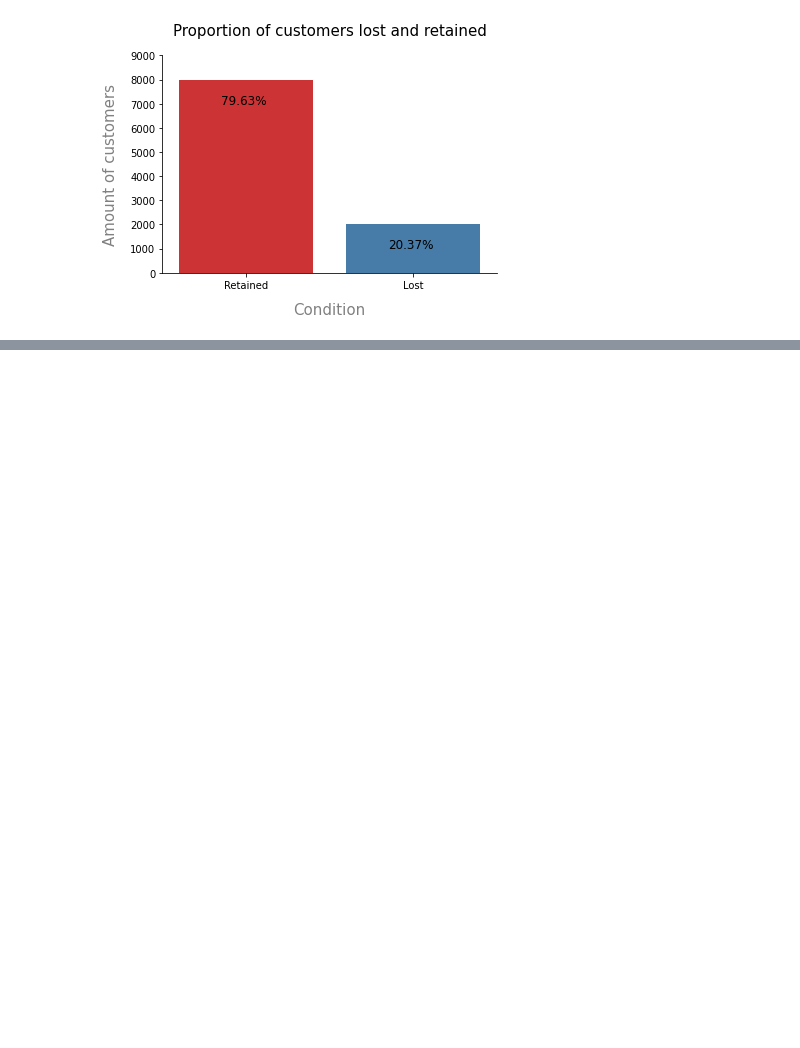
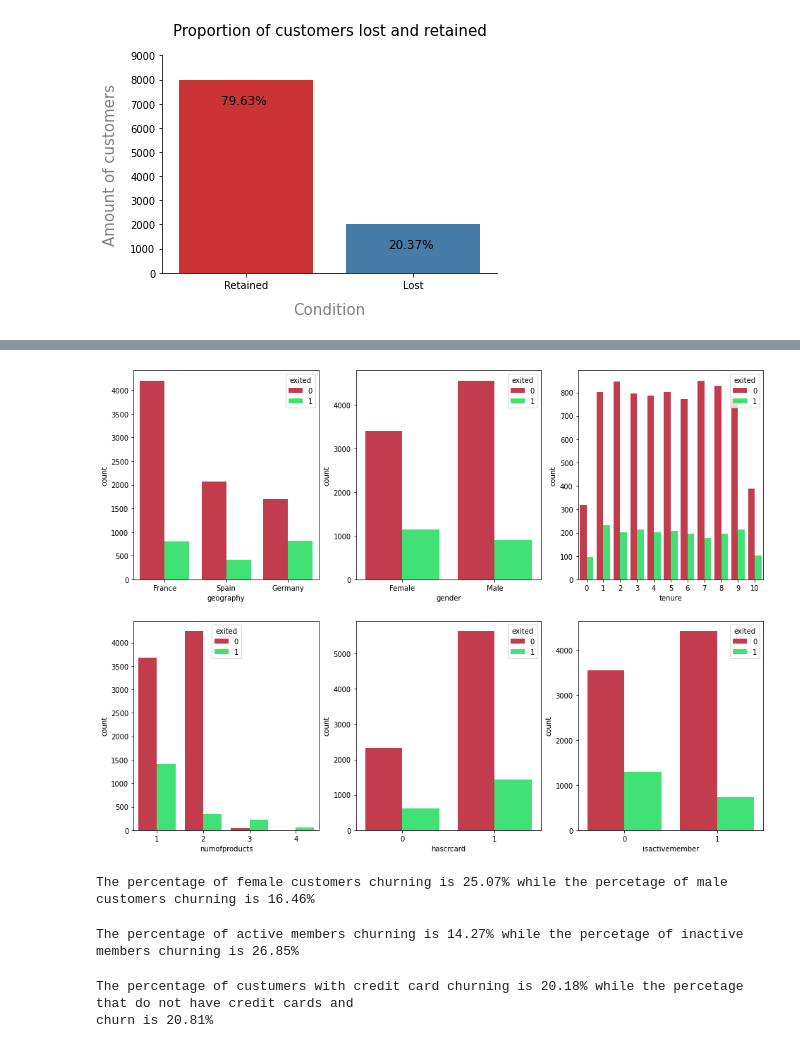
Before and after one commit to MattithyahuData/P2-Bank-churn-prediction, a Jupyter notebook: Code/P2 Code.ipynb, the cells around one changed output, grey strips where cells are left out. Saved outputs shown, nothing was run; the diff lists cells and outputs as text; code cells hidden in the pictures; blank space fills up the shorter version.

```diff
--- a/Code/P2 Code.ipynb
+++ b/Code/P2 Code.ipynb
@@ -239,0 +157,38 @@ df_plot
+# %%
+#Putting all the above results in a single visualization
+
+fig_data=['geography', 'gender', 'tenure','numofproducts', 'hascrcard','isactivemember']
+q=1
+plt.figure(figsize=(16,12))
+# Plot a grid with count plots of all categorical variables
+for j in fig_data:
+    plt.subplot(2,3,q)
+    ax=sns.countplot(data[j],hue=data.exited, palette=['#D7263D','#27FB6B'])
+    plt.xlabel(j)
+    q+=1
+plt.show()
+# %% [output]
+[figure, added]
+# %%
+female_churn = round(data[(data['exited'] == 1) & (data['gender'] == 'Female')]['exited'].count() / data[data['gender'] == 'Female']['exited'].count()*100, 2)
+male_churn = round(data[(data['exited'] == 1) & (data['gender'] == 'Male')]['exited'].count() / data[data['gender'] == 'Male']['exited'].count() * 100, 2)
+
+print(f"The percentage of female customers churning is {female_churn}% while the percetage of male customers churning is {male_churn}%")
+# %% [output]
+The percentage of female customers churning is 25.07% while the percetage of male customers churning is 16.46%
+# %%
+active_churn = round(data[(data['exited'] == 1) & (data['isactivemember'] == 1)]['exited'].count() / data[data['isactivemember'] == 1]['exited'].count()*100, 2)
+inactive_churn = round(data[(data['exited'] == 1) & (data['isactivemember'] == 0)]['exited'].count() / data[data['isactivemember'] == 0]['exited'].count() * 100, 2)
+
+print(f"The percentage of active members churning is {active_churn}% while the percetage of inactive members churning is {inactive_churn}%")
+# %% [output]
+The percentage of active members churning is 14.27% while the percetage of inactive members churning is 26.85%
+# %%
+credit_churn = round(data[(data['exited'] == 1) & (data['hascrcard'] == 1)]['exited'].count() / data[data['hascrcard'] == 1]['exited'].count()*100, 2)
+no_credit_churn = round(data[(data['exited'] == 1) & (data['hascrcard'] == 0)]['exited'].count() / data[data['hascrcard'] == 0]['exited'].count() * 100, 2)
+
+print(f"The percentage of custumers with credit card churning is {credit_churn}% while the percetage that do not have credit cards and")
+print(f"churn is {no_credit_churn}%")
+# %% [output]
+The percentage of custumers with credit card churning is 20.18% while the percetage that do not have credit cards and
+churn is 20.81%
```
Also changed, not shown: parts of 17 cells of this notebook, 1 other file.
